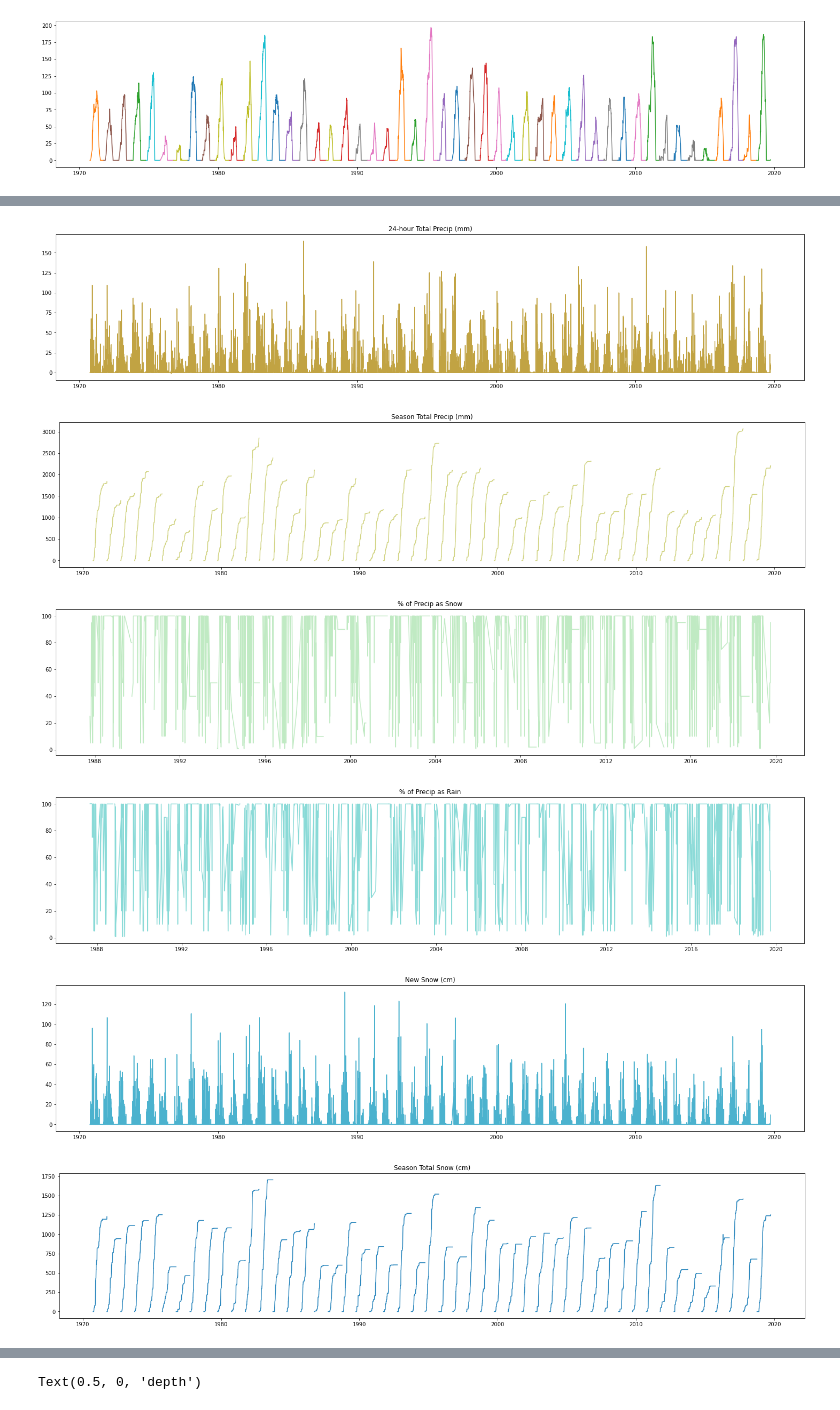
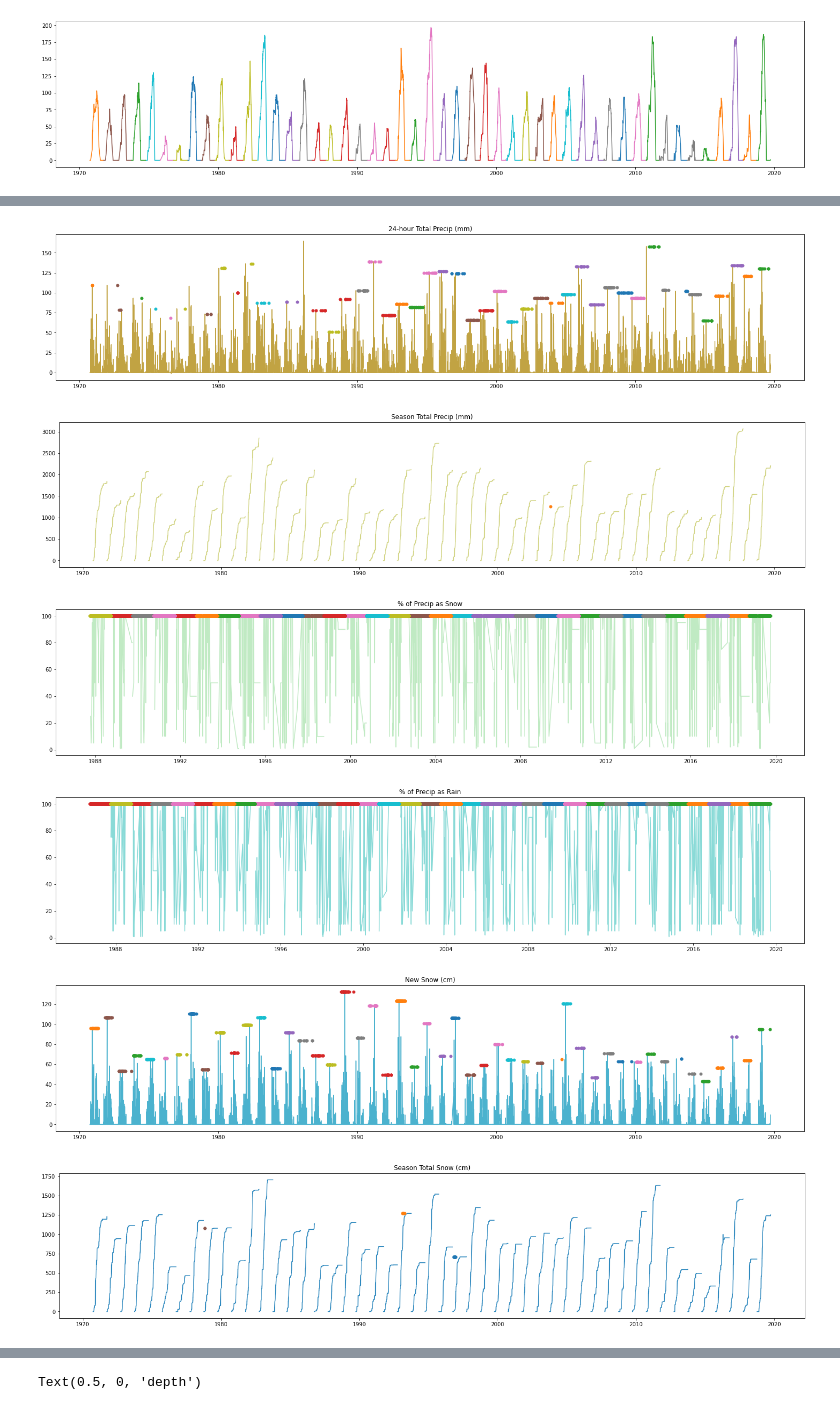
Before and after one commit to mariannecowherd/CSSLtimeseries, a Jupyter notebook: scripts/cssldata.ipynb, the cells around one changed output, grey strips where cells are left out. Saved outputs shown, nothing was run; the diff lists cells and outputs as text; code cells hidden in the pictures.

```diff
--- a/scripts/cssldata.ipynb
+++ b/scripts/cssldata.ipynb
@@ -10,8 +10,24 @@ import numpy as np
 from csslconstants import *
 from cmcrameri import cm
 
+homedir = '/home/marianne/Documents/cssltimeseries/'
+datadir = homedir + 'data/'
 os.chdir(homedir)
+
+datakeys = ['Date', 'Air Temp Max (C)', 'Air Temp Min (C)',
+       '24-hour Total Precip (mm)', 'Season Total Precip (mm)',
+       '% of Precip as Snow', '% of Precip as Rain', 'New Snow (cm)',
+       'Season Total Snow (cm)', 'Snowpack depth (cm)',
+       'Snow Water Equivalent (cm)', 'Remarks', 'dt']
 # %%
 ## load data from the prep_cssl_data.py process
 with open(datadir + 'cssldata.pickle', 'rb') as handle:
     cssl = pickle.load(handle)
+# %%
+alldata = pd.DataFrame(columns=datakeys)
+alldates = []
+i=2
+tmpdata=[]
+k = '2019'
+data = cssl[k]
+j = datakeys[i]
@@ -28,4 +119,7 @@ for k in cssl.keys():
 # %%
+nannearvals = []
+nanmos = []
+nanyrs = []
 cols = cm.roma(np.linspace(0,1,11))
 for i in range(2,len(datakeys)-2):
     fig,ax = plt.subplots(figsize=(25,5))
@@ -41,4 +135,27 @@ for i in range(2,len(datakeys)-2):
         except:
             print(datakeys[i],k)
             continue
+        try:
+            nans = np.where(np.isnan(y))[0]
+            if datakeys[i]== 'Snowpack depth (cm)':
+                tmp1 = y.values[[i-1 for i in nans]]
+                tmp2 = y.values[[i+1 for i in nans]]
+                nannearvals.append(tmp1)
+                nannearvals.append(tmp2)
+            ax.plot(y.index[nans], [np.nanmax(y) for i in range(len(nans))],'o',markersize=5)
+            motmp = y.index[nans].month
+            nanmos.append(motmp)
+            yeartmp = y.index[nans].year
+            wytmp = []
+            for val in motmp:
+                if val <10:
+                    wytmp.append(int(k)-1)
+                else:
+                    wytmp.append(int(k))
+            nanyrs.append(wytmp)
+        except:
+            continue
+plt.show()
+
+        ## ask elias about the teleconnections data set
 # %% [output]
@@ -46,6 +163,6 @@ for i in range(2,len(datakeys)-2):
-[figure, old version]
+[figure, new version]
 [figure]
-[figure, old version]
+[figure, new version]
-[figure, old version]
+[figure, new version]
-[figure, old version]
+[figure, new version]
 [figure]
```
Also changed, not shown: parts of 50 cells of this notebook, 8 other files.
